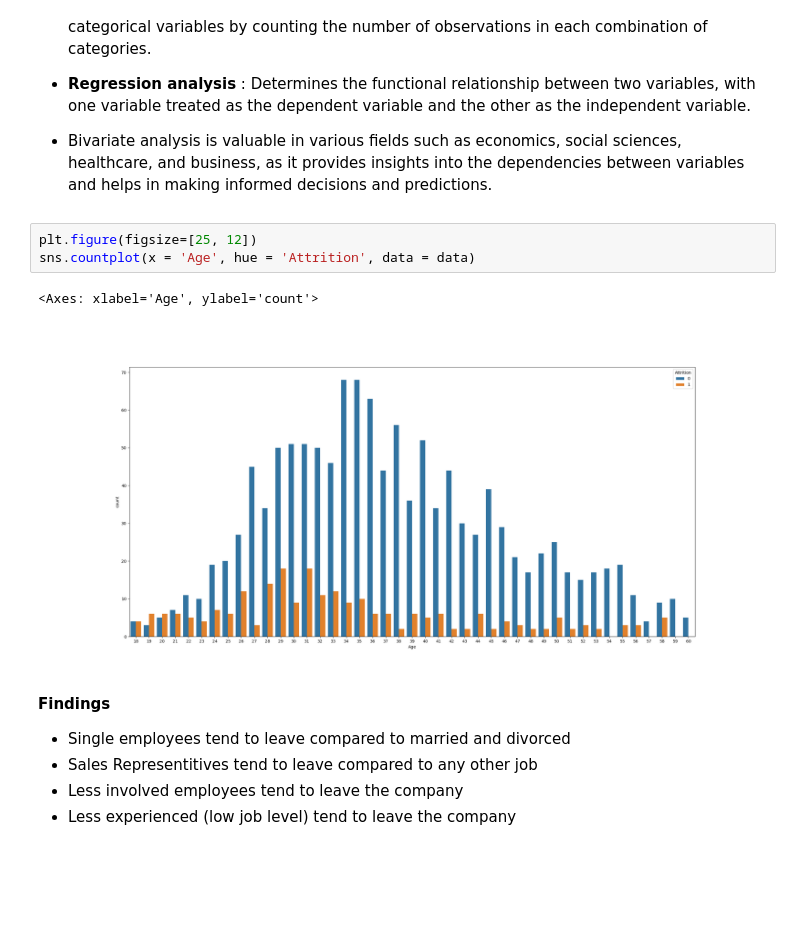
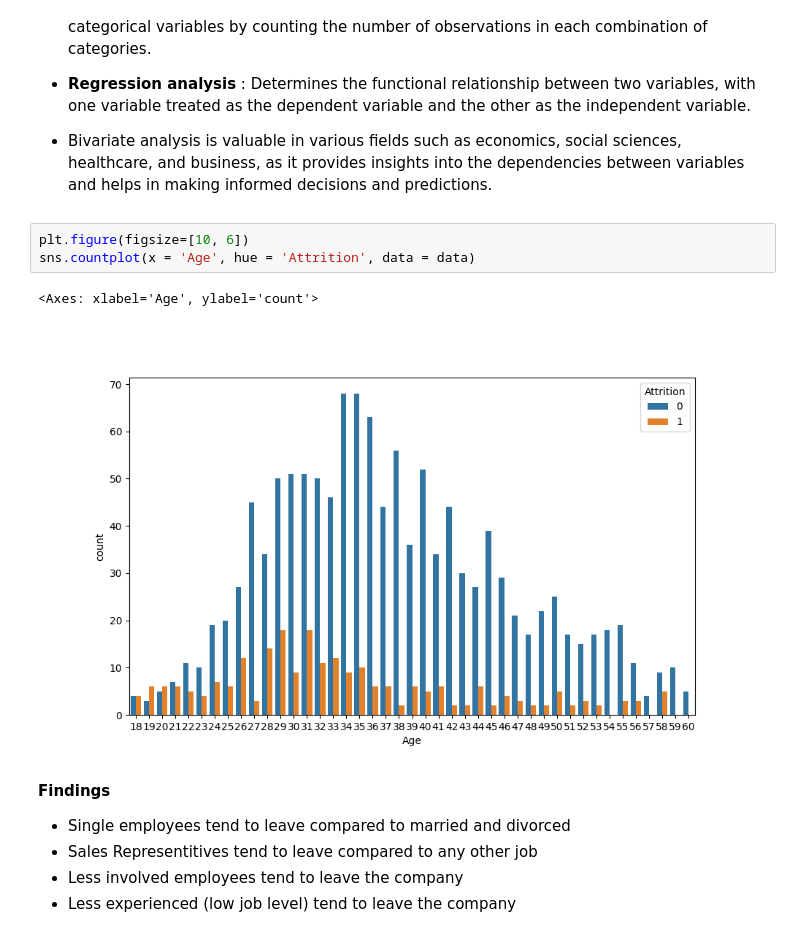
Before and after one commit to JagdishChavan081/Predictive-Workforce-Analytics, a Jupyter notebook: 02_research_notebook/Human_Resources_Department_Skeleton.ipynb, the cells around one changed output. Saved outputs shown, nothing was run; the diff lists cells and outputs as text; blank space fills up the shorter version.

```diff
--- a/02_research_notebook/Human_Resources_Department_Skeleton.ipynb
+++ b/02_research_notebook/Human_Resources_Department_Skeleton.ipynb
@@ -364,11 +388,11 @@ sns.heatmap(correlations, annot = True)
 
 - Bivariate analysis is valuable in various fields such as economics, social sciences, healthcare, and business, as it provides insights into the dependencies between variables and helps in making informed decisions and predictions.
 # %%
-plt.figure(figsize=[25, 12])
+plt.figure(figsize=[10, 6])
 sns.countplot(x = 'Age', hue = 'Attrition', data = data)
 # %% [output]
 <Axes: xlabel='Age', ylabel='count'>
-[figure, old version]
+[figure, new version]
 # %% [markdown]
 **Findings**
 
```
Also changed, not shown: parts of 4 cells of this notebook.
